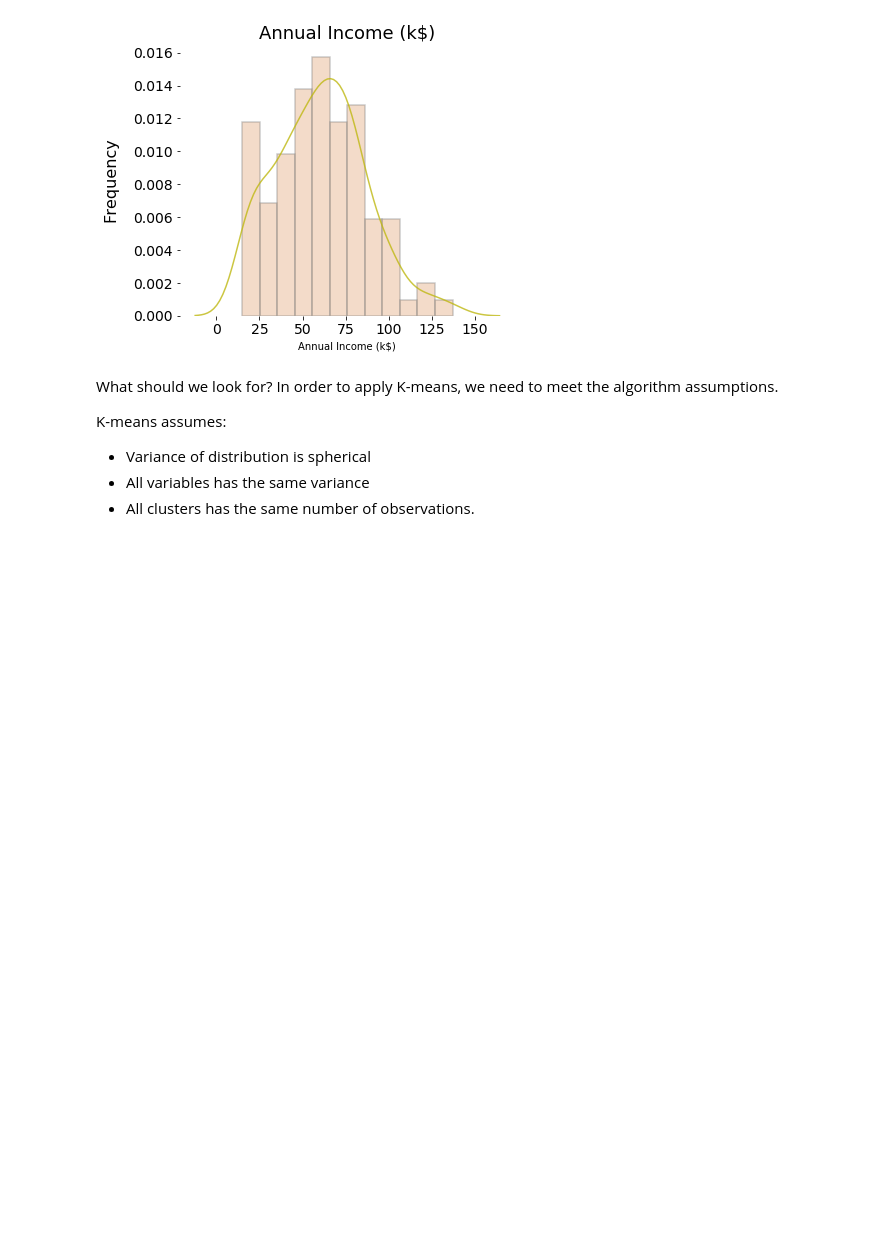
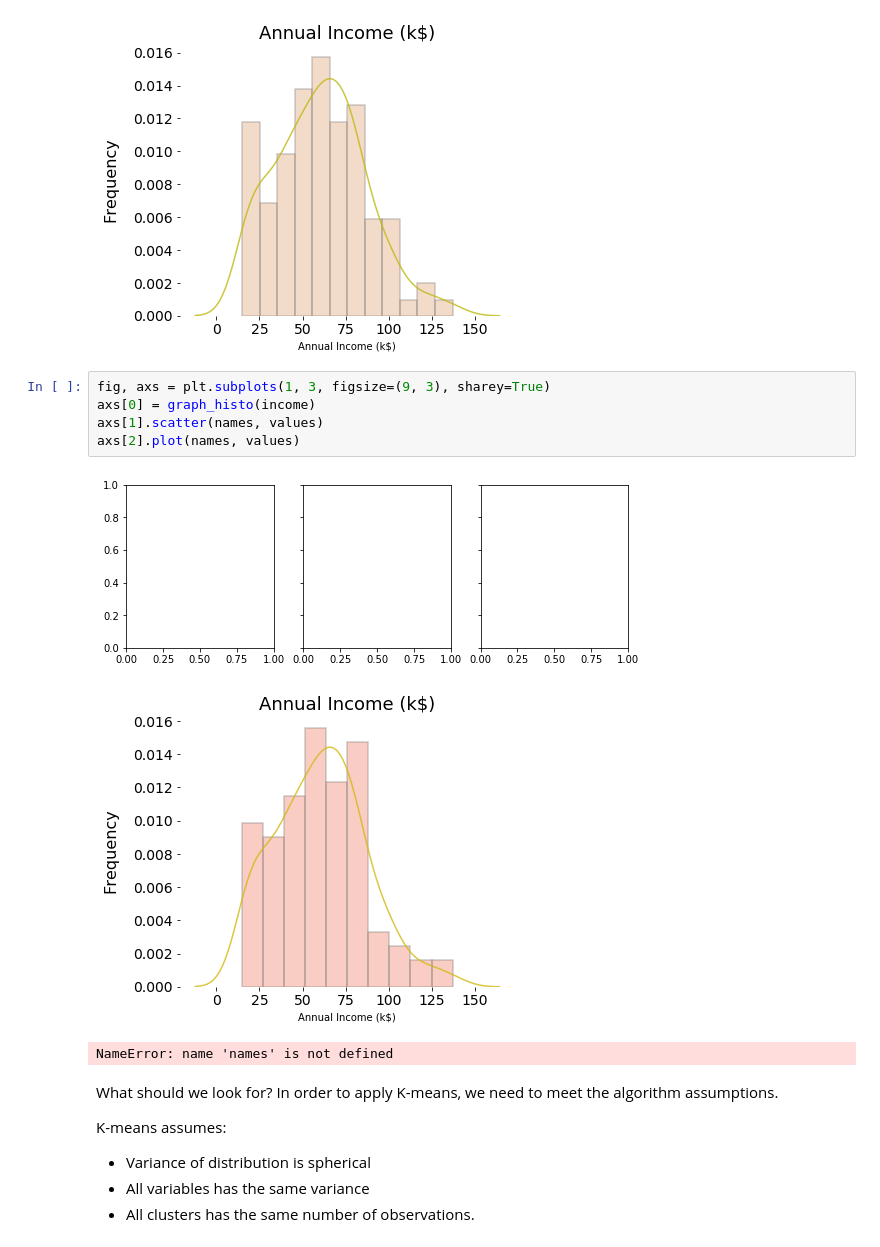
Before and after one commit to ugis22/clustering_analysis, a Jupyter notebook: clustering_analysis.ipynb, the cells around one changed output. Saved outputs shown, nothing was run; the diff lists cells and outputs as text; blank space fills up the shorter version.

```diff
--- a/clustering_analysis.ipynb
+++ b/clustering_analysis.ipynb
@@ -165,6 +165,15 @@ statistics(income)
 graph_histo(income)
 # %% [output]
 [figure]
+# %%
+fig, axs = plt.subplots(1, 3, figsize=(9, 3), sharey=True)
+axs[0] = graph_histo(income)
+axs[1].scatter(names, values)
+axs[2].plot(names, values)
+# %% [output]
+[figure, added]
+[figure, added]
+NameError: name 'names' is not defined
 # %% [markdown]
 What should we look for? In order to apply K-means, we need to meet the algorithm assumptions.
 
```
Also changed, not shown: parts of 3 cells of this notebook.
